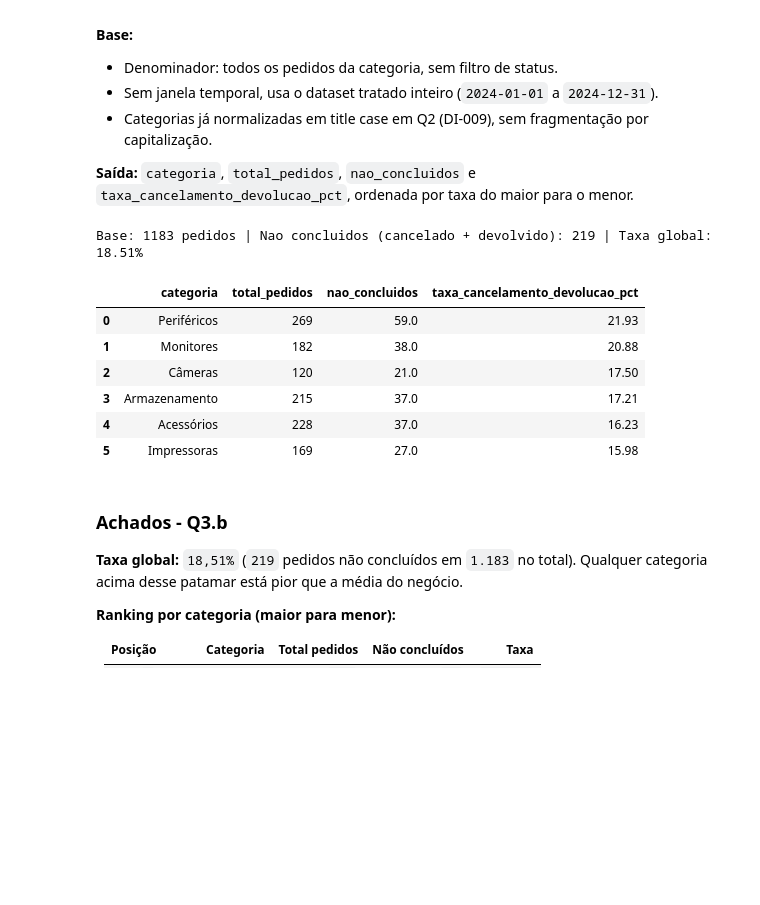
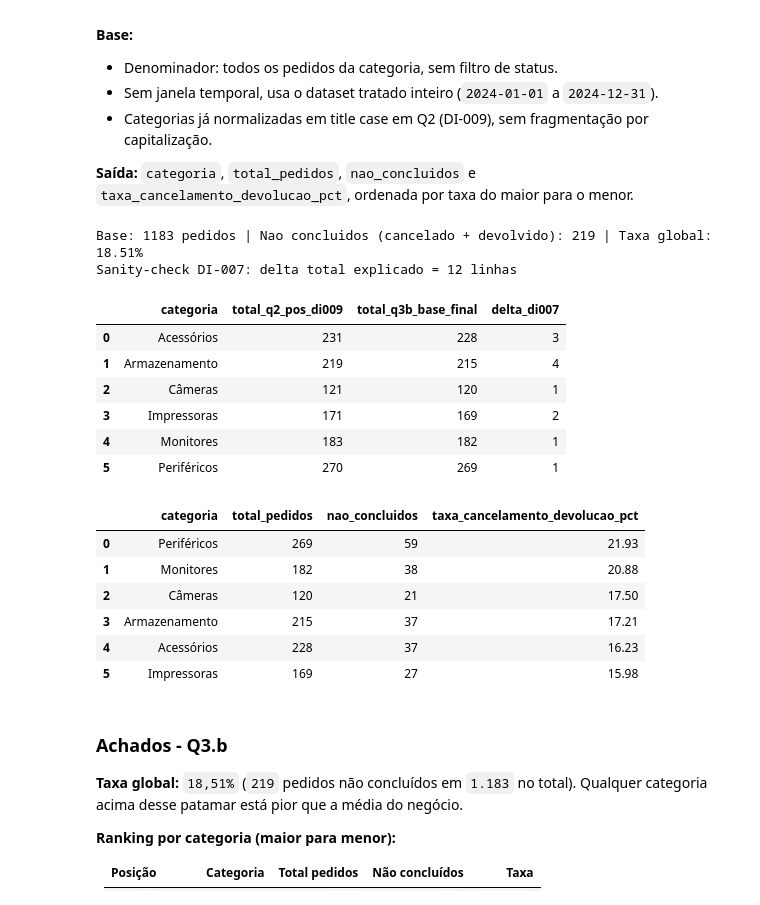
Before and after one commit to diogorblessa/projeto-analise-dados-DuckDB, a Jupyter notebook: notebooks/case_techshop.ipynb, the cells around one changed output. Drawn from its saved outputs; the diff is of its cells as text; code cells hidden in the pictures; blank space fills up the shorter version.

```diff
--- a/notebooks/case_techshop.ipynb
+++ b/notebooks/case_techshop.ipynb
@@ -721,22 +721,59 @@ A diretoria pediu para identificar categorias de "alto desempenho" para dobrar i
 # %%
 # Q3.b - Taxa de cancelamento e devolucao por categoria
 sql_q3b = (SQL_DIR / "q3_b_taxas_categoria.sql").read_text(encoding="utf-8")
 taxas_cancelamento_por_categoria = con.sql(sql_q3b).df()
 
 base_total = int(taxas_cancelamento_por_categoria["total_pedidos"].sum())
 nao_concluidos_total = int(taxas_cancelamento_por_categoria["nao_concluidos"].sum())
 taxa_global = round(100 * nao_concluidos_total / base_total, 2)
 print(f"Base: {base_total} pedidos | Nao concluidos (cancelado + devolvido): {nao_concluidos_total} | Taxa global: {taxa_global}%")
+
+# Sanity-check local: reconstruir a base apos DI-009 e antes de DI-007 para sustentar a ressalva.
+q3b_base_pre_di007 = pd.read_csv(RAW_PATH)
+q3b_base_pre_di007 = (
+    q3b_base_pre_di007.sort_values(["pedido_id", "cliente_id"], na_position="last")
+    .drop_duplicates(subset="pedido_id", keep="first")
+    .reset_index(drop=True)
+)
+q3b_base_pre_di007 = q3b_base_pre_di007[
+    q3b_base_pre_di007["qtd"].isna() | (q3b_base_pre_di007["qtd"] > 0)
+].reset_index(drop=True)
+q3b_base_pre_di007["categoria"] = q3b_base_pre_di007["categoria"].str.title()
+
+totais_q2_pos_di009 = (
+    q3b_base_pre_di007["categoria"].value_counts().sort_index().rename("total_q2_pos_di009")
+)
+totais_q3b_base_final = (
+    taxas_cancelamento_por_categoria.set_index("categoria")["total_pedidos"]
+    .sort_index()
+    .rename("total_q3b_base_final")
+)
+comparativo_di007 = pd.concat([totais_q2_pos_di009, totais_q3b_base_final], axis=1)
+comparativo_di007["delta_di007"] = (
+    comparativo_di007["total_q2_pos_di009"] - comparativo_di007["total_q3b_base_final"]
+)
+comparativo_di007 = comparativo_di007.reset_index().rename(columns={"index": "categoria"})
+delta_total_di007 = int(comparativo_di007["delta_di007"].sum())
+print(f"Sanity-check DI-007: delta total explicado = {delta_total_di007} linhas")
+display(comparativo_di007)
 display(taxas_cancelamento_por_categoria)
 # %% [output]
 Base: 1183 pedidos | Nao concluidos (cancelado + devolvido): 219 | Taxa global: 18.51%
+Sanity-check DI-007: delta total explicado = 12 linhas
-|  | categoria | total_pedidos | nao_concluidos | taxa_cancelamento_devolucao_pct |
-| 0 | Periféricos | 269 | 59.0 | 21.93 |
-| 1 | Monitores | 182 | 38.0 | 20.88 |
-| 2 | Câmeras | 120 | 21.0 | 17.50 |
-| 3 | Armazenamento | 215 | 37.0 | 17.21 |
-| 4 | Acessórios | 228 | 37.0 | 16.23 |
-| 5 | Impressoras | 169 | 27.0 | 15.98 |
+|  | categoria | total_q2_pos_di009 | total_q3b_base_final | delta_di007 |
+| 0 | Acessórios | 231 | 228 | 3 |
+| 1 | Armazenamento | 219 | 215 | 4 |
+| 2 | Câmeras | 121 | 120 | 1 |
+| 3 | Impressoras | 171 | 169 | 2 |
+| 4 | Monitores | 183 | 182 | 1 |
+| 5 | Periféricos | 270 | 269 | 1 |
+|  | categoria | total_pedidos | nao_concluidos | taxa_cancelamento_devolucao_pct |
+| 0 | Periféricos | 269 | 59 | 21.93 |
+| 1 | Monitores | 182 | 38 | 20.88 |
+| 2 | Câmeras | 120 | 21 | 17.50 |
+| 3 | Armazenamento | 215 | 37 | 17.21 |
+| 4 | Acessórios | 228 | 37 | 16.23 |
+| 5 | Impressoras | 169 | 27 | 15.98 |
 # %% [markdown]
 ### Achados - Q3.b
 
```
Also changed, not shown: parts of 5 cells of this notebook, 10 other files.
